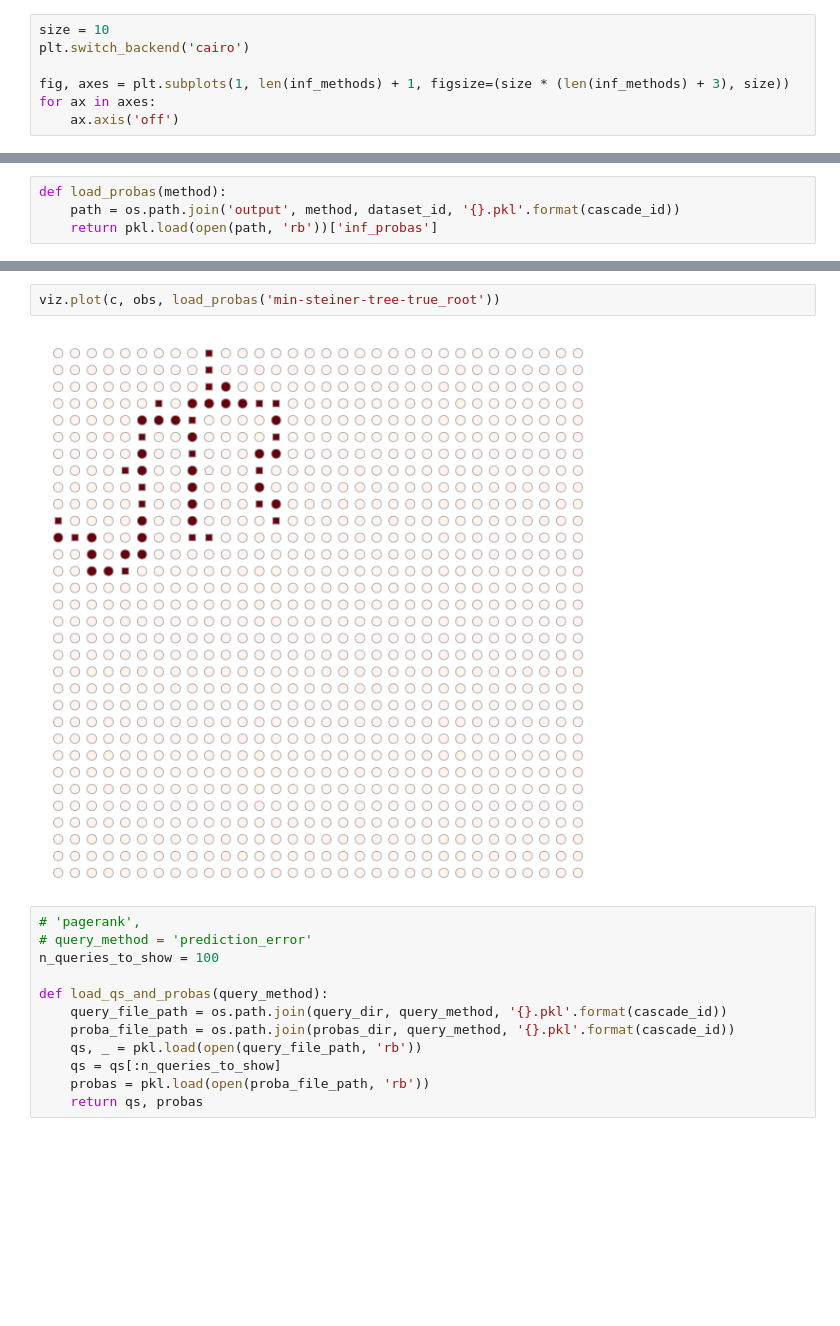
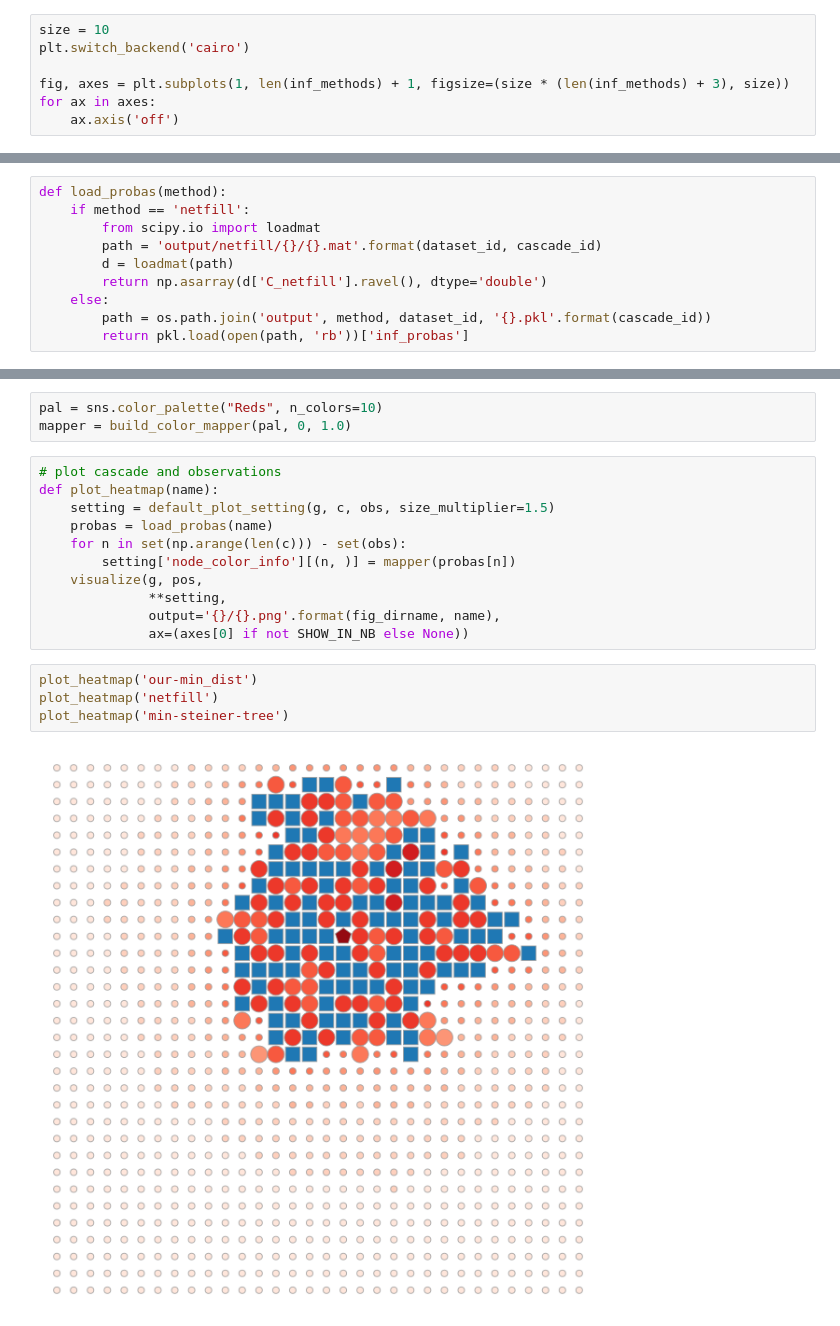
Before and after one commit to xiaohan2012/cascade-reconstruction-by-tree-samples, a Jupyter notebook: visualize-infection-proba.ipynb, the cells around one changed output, grey strips where cells are left out. Cells and saved outputs as stored; diff of their text form; blank space fills up the shorter version.

```diff
--- a/visualize-infection-proba.ipynb
+++ b/visualize-infection-proba.ipynb
@@ -81,4 +80,10 @@ viz = InfectionProbabilityViz(g, pos)
 # %%
 def load_probas(method):
-    path = os.path.join('output', method, dataset_id, '{}.pkl'.format(cascade_id))
-    return pkl.load(open(path, 'rb'))['inf_probas']
+    if method == 'netfill':
+        from scipy.io import loadmat
+        path = 'output/netfill/{}/{}.mat'.format(dataset_id, cascade_id)
+        d = loadmat(path)
+        return np.asarray(d['C_netfill'].ravel(), dtype='double')
+    else:
+        path = os.path.join('output', method, dataset_id, '{}.pkl'.format(cascade_id))
+        return pkl.load(open(path, 'rb'))['inf_probas']
@@ -93,16 +90,20 @@ viz.plot(c, obs, load_probas('pagerank-true_root'))
-# %%
-viz.plot(c, obs, load_probas('min-steiner-tree-true_root'))
-# %% [output]
-[figure, removed]
-# %%
-# 'pagerank',
-# query_method = 'prediction_error'
-n_queries_to_show = 100
-
-def load_qs_and_probas(query_method):
-    query_file_path = os.path.join(query_dir, query_method, '{}.pkl'.format(cascade_id))
-    proba_file_path = os.path.join(probas_dir, query_method, '{}.pkl'.format(cascade_id))
-    qs, _ = pkl.load(open(query_file_path, 'rb'))
-    qs = qs[:n_queries_to_show]
-    probas = pkl.load(open(proba_file_path, 'rb'))
-    return qs, probas
+# %%
+pal = sns.color_palette("Reds", n_colors=10)
+mapper = build_color_mapper(pal, 0, 1.0)
+# %%
+# plot cascade and observations
+def plot_heatmap(name):
+    setting = default_plot_setting(g, c, obs, size_multiplier=1.5)
+    probas = load_probas(name)
+    for n in set(np.arange(len(c))) - set(obs):
+        setting['node_color_info'][(n, )] = mapper(probas[n])
+    visualize(g, pos,
+              **setting,
+              output='{}/{}.png'.format(fig_dirname, name),
+              ax=(axes[0] if not SHOW_IN_NB else None))
+# %%
+plot_heatmap('our-min_dist')
+plot_heatmap('netfill')
+plot_heatmap('min-steiner-tree')
+# %% [output]
+[figure, added]
```
Also changed, not shown: parts of 12 cells of this notebook.
